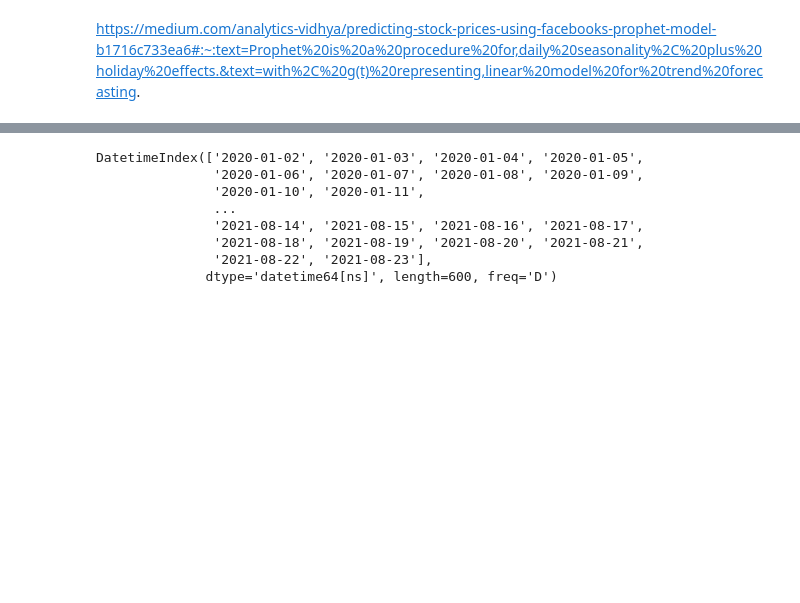
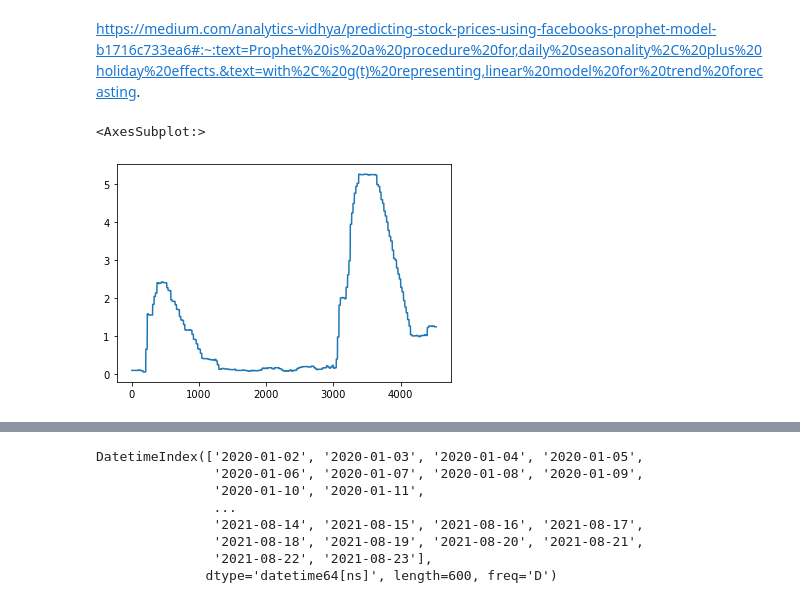
Before and after one commit to shelbycox/Stock-Erdos, a Jupyter notebook: scratch work/Yuqing-Data-Merge/Scenario2_match_trading_day.ipynb, the cells around one changed output, grey strips where cells are left out. Drawn from its saved outputs; the diff is of its cells as text; code cells hidden in the pictures; blank space fills up the shorter version.

```diff
--- a/scratch work/Yuqing-Data-Merge/Scenario2_match_trading_day.ipynb
+++ b/scratch work/Yuqing-Data-Merge/Scenario2_match_trading_day.ipynb
@@ -6,3 +6,8 @@ import pandas as pd
 import matplotlib.pyplot as plt
 df = pd.read_csv("df1.csv", parse_dates=['Date'])
 # df.head()
+# %%
+df.ffr.plot()
+# %% [output]
+<AxesSubplot:>
+[figure, added]
```
Also changed, not shown: parts of 1 cell of this notebook.
